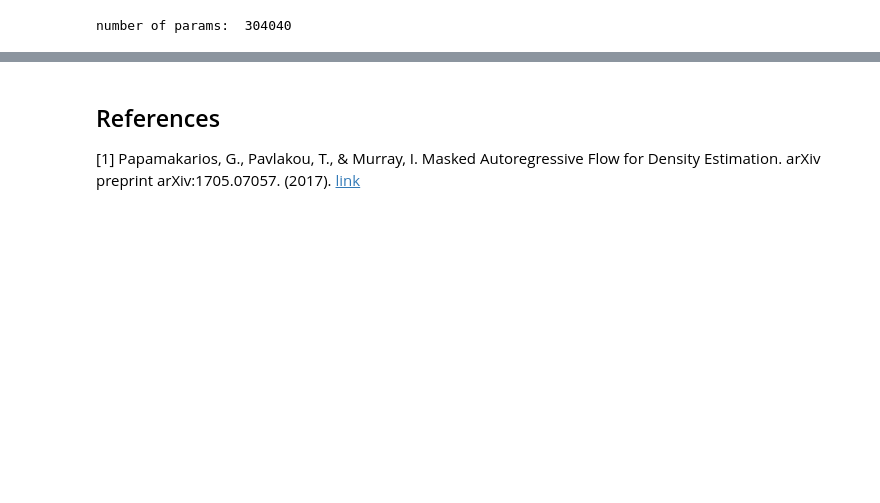
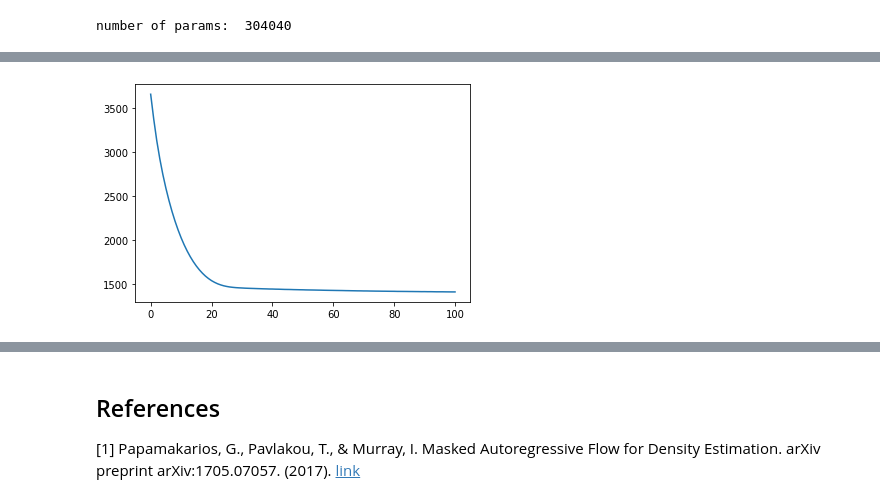
Before and after one commit to clbonet/Generative-Models, a Jupyter notebook: Normalizing Flows/MAF.ipynb, the cells around one changed output, grey strips where cells are left out. Drawn from its saved outputs; the diff is of its cells as text; code cells hidden in the pictures; blank space fills up the shorter version.

```diff
--- a/Normalizing Flows/MAF.ipynb
+++ b/Normalizing Flows/MAF.ipynb
@@ -316 +287,6 @@ number of params:  304040
+# %%
+plt.plot(train_losses)
+plt.show()
+# %% [output]
+[figure, added]
 # %%
```
Also changed, not shown: parts of 12 cells of this notebook, 2 other files.
